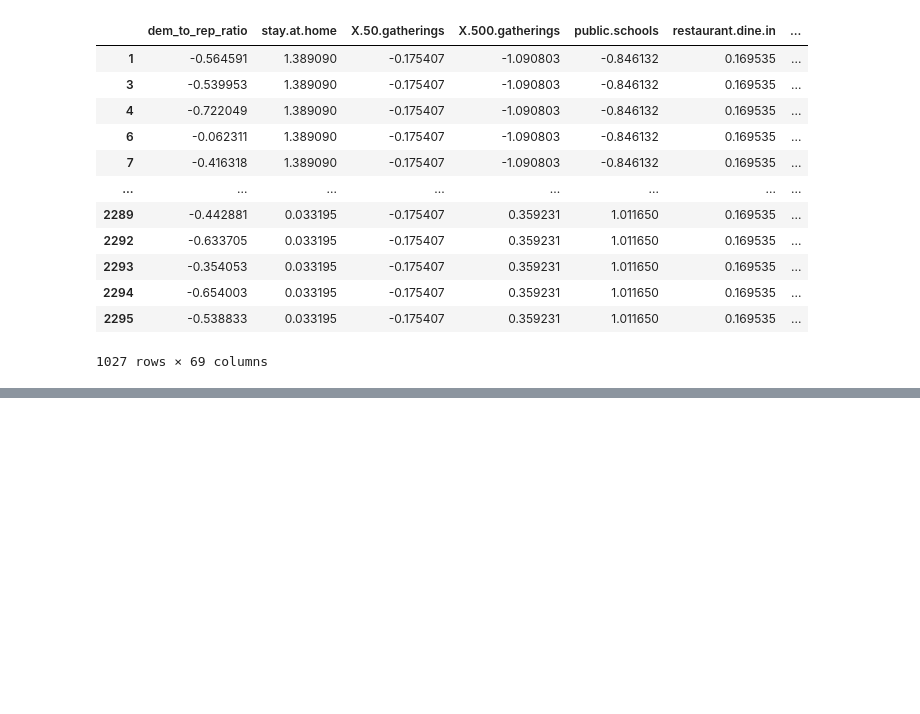
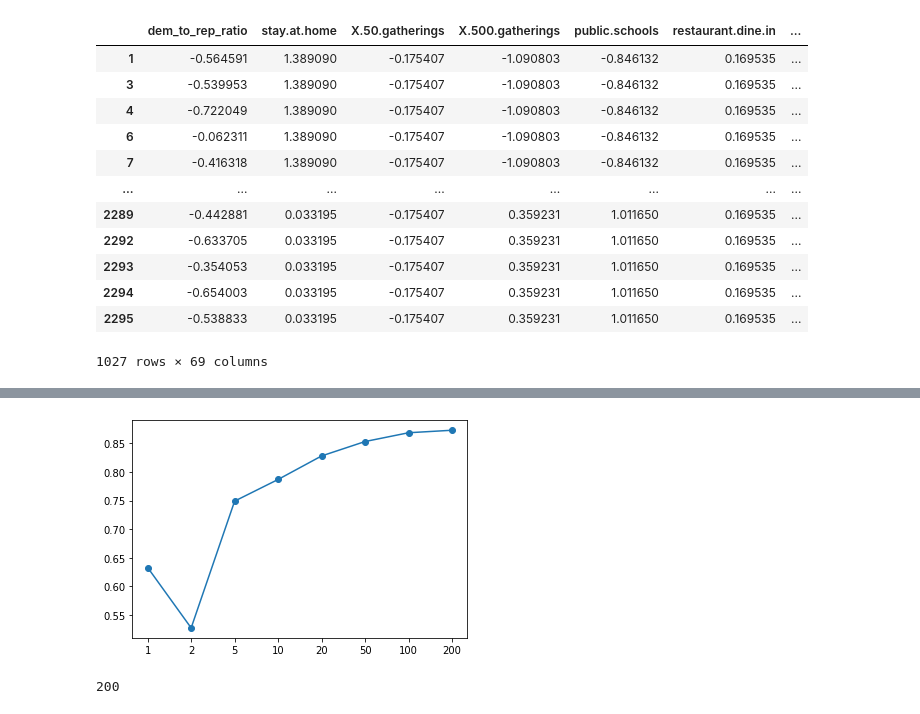
Before and after one commit to jenliketen/bst_263_project, a Jupyter notebook: bst263-em.ipynb, the cells around one changed output, grey strips where cells are left out. Drawn from its saved outputs; the diff is of its cells as text; code cells hidden in the pictures; blank space fills up the shorter version.

Commit message:
Random forest (preliminary)

```diff
--- a/bst263-em.ipynb
+++ b/bst263-em.ipynb
@@ -213,3 +213,5 @@ whole_2
 1027 rows × 69 columns
 # %%
 whole_2.to_csv('FinalDataframe_with_cluster_2.csv')
+# %%
+data = pd.read_csv("FinalDataframe_with_cluster_2.csv")
@@ -215,0 +220,3 @@ whole_2.to_csv('FinalDataframe_with_cluster_2.csv')
+# %%
+km_0 = data[data["label"]==0]
+km_0
@@ -215,0 +237,7 @@ whole_2.to_csv('FinalDataframe_with_cluster_2.csv')
+# %%
+km0_X = km_0.drop(['Unnamed: 0', 'cases_total',
+       'deaths_total', 'cases_per_capita', 'deaths_per_capita',
+       'case_fatality_rate', 'num_hospitals', 'num_licensed_beds','num_staffed_beds','num_icu_beds',
+        'adult_icu_beds','pedi_icu_beds', 'potential_increase_in_bed_capac','bed_utilization','avg_ventilator_usage',
+                 "label", "label_2"], axis=1)
+km0_y = km_0["cases_per_capita"]
@@ -215,0 +275,4 @@ whole_2.to_csv('FinalDataframe_with_cluster_2.csv')
+# %%
+from sklearn.model_selection import train_test_split
+# implementing train-test-split
+X_train, X_test, y_train, y_test = train_test_split(km0_X, km0_y, test_size=0.33, random_state=66)
@@ -215,0 +281,23 @@ whole_2.to_csv('FinalDataframe_with_cluster_2.csv')
+# %%
+from sklearn.ensemble import RandomForestRegressor
+
+np.random.seed(263)
+Bs = [1, 2, 5, 10, 20, 50, 100, 200]
+Rsqs = []
+for B in Bs:
+    regressor1 = RandomForestRegressor(n_estimators=B, max_depth=10)
+    regressor1.fit(X_train, y_train)
+    Rsqs.append(regressor1.score(X_train, y_train))
+# Make the plot
+plt.plot(list(map(str, Bs)), Rsqs, "-o")
+plt.show()
+# %% [output]
+[figure, added]
+# %%
+max_Rsq = max(Rsqs)
+max_index = Rsqs.index(max_Rsq)
+max_index
+B = Bs[max_index]
+B
+# %% [output]
+200
```
Also changed, not shown: parts of 12 cells of this notebook, 1 other file.
